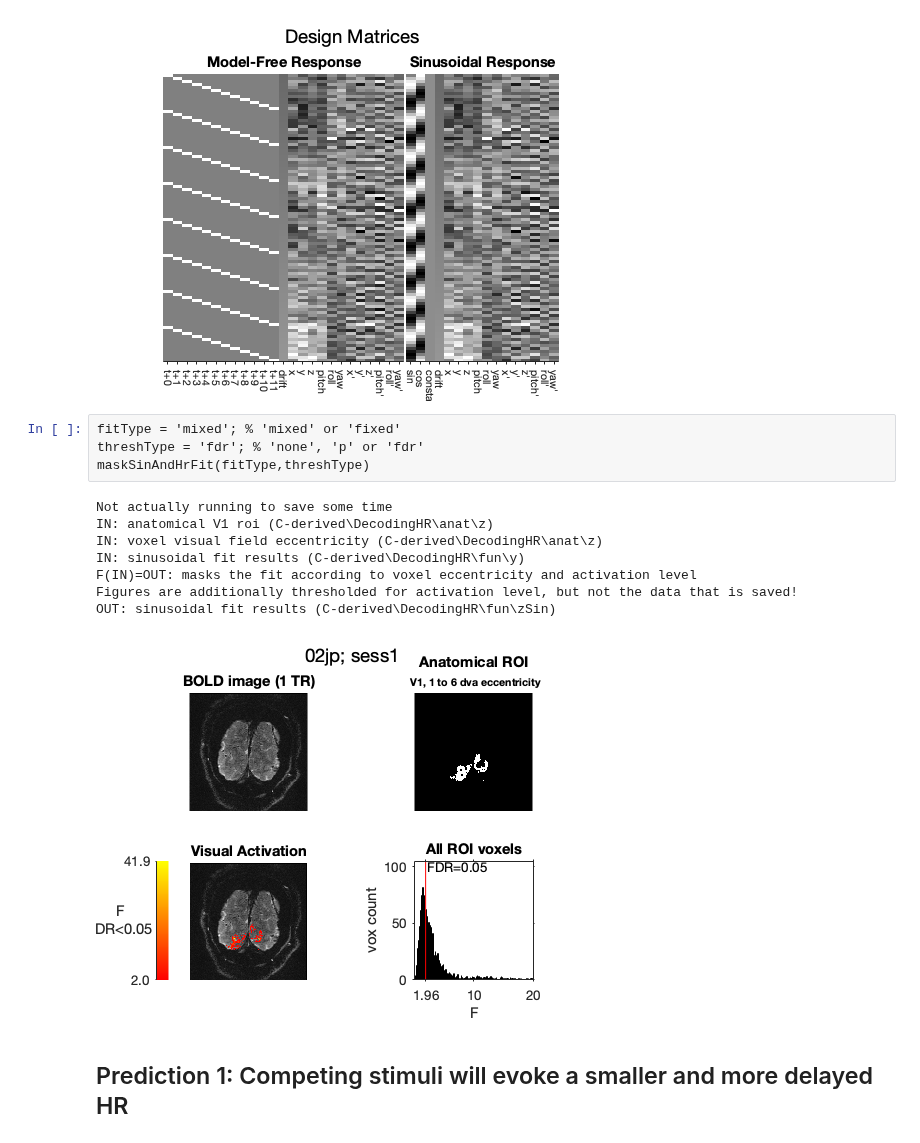
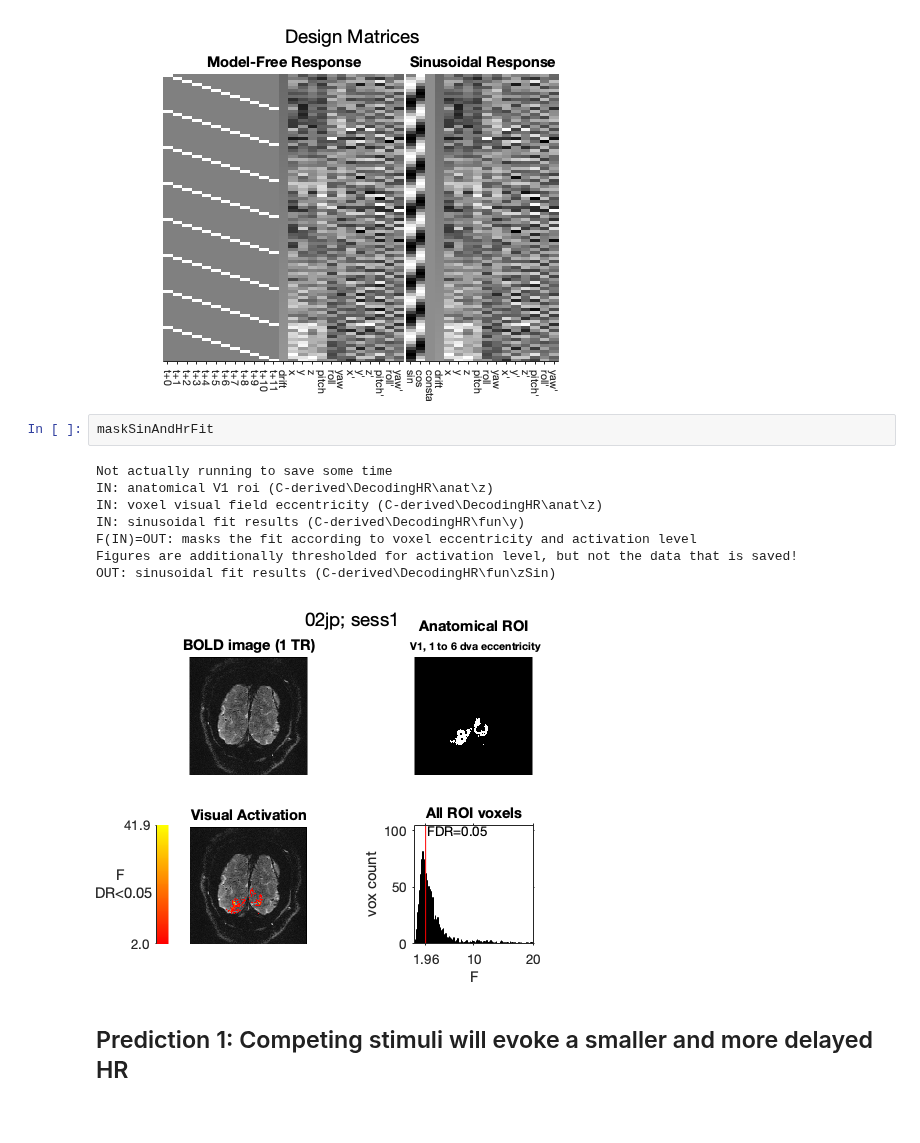
Before and after one commit to Proulx-S/HRdelay, a Jupyter notebook: neuroimaging/HRdelay.ipynb, the cells around one changed output. Drawn from its saved outputs; the diff is of its cells as text.

```diff
--- a/neuroimaging/HRdelay.ipynb
+++ b/neuroimaging/HRdelay.ipynb
@@ -27,19 +27,17 @@ OUT: fit params and stats + HRF estimates (C-derived/DecodingHR/fun/y)
 Not actually running because way too long
 /Users/sebastienproulx/OneDrive - McGill University/dataBig/C-derived/DecodingHR/fun/y/designMatrices.fig
 [figure]
-# %%
-fitType = 'mixed'; % 'mixed' or 'fixed'
-threshType = 'fdr'; % 'none', 'p' or 'fdr'
-maskSinAndHrFit(fitType,threshType)
-# %% [output]
-Not actually running to save some time
-IN: anatomical V1 roi (C-derived\DecodingHR\anat\z)
-IN: voxel visual field eccentricity (C-derived\DecodingHR\anat\z)
-IN: sinusoidal fit results (C-derived\DecodingHR\fun\y)
-F(IN)=OUT: masks the fit according to voxel eccentricity and activation level
-Figures are additionally thresholded for activation level, but not the data that is saved!
-OUT: sinusoidal fit results (C-derived\DecodingHR\fun\zSin)
-[figure, removed]
+# %%
+maskSinAndHrFit
+# %% [output]
+Not actually running to save some time
+IN: anatomical V1 roi (C-derived\DecodingHR\anat\z)
+IN: voxel visual field eccentricity (C-derived\DecodingHR\anat\z)
+IN: sinusoidal fit results (C-derived\DecodingHR\fun\y)
+F(IN)=OUT: masks the fit according to voxel eccentricity and activation level
+Figures are additionally thresholded for activation level, but not the data that is saved!
+OUT: sinusoidal fit results (C-derived\DecodingHR\fun\zSin)
+[figure, added]
 # %% [markdown]
 ## Prediction 1: Competing stimuli will evoke a smaller and more delayed HR
 # %% [markdown]
```
Also changed, not shown: parts of 4 cells of this notebook, 4 other files.
